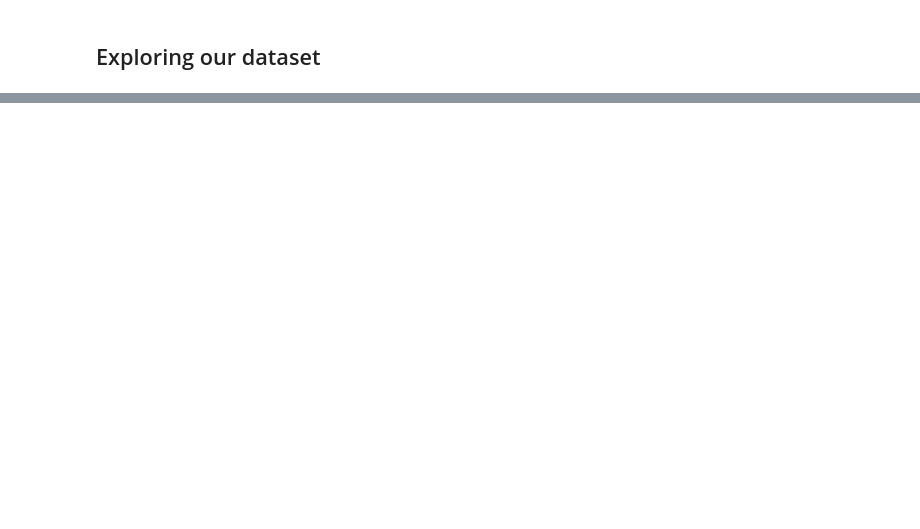
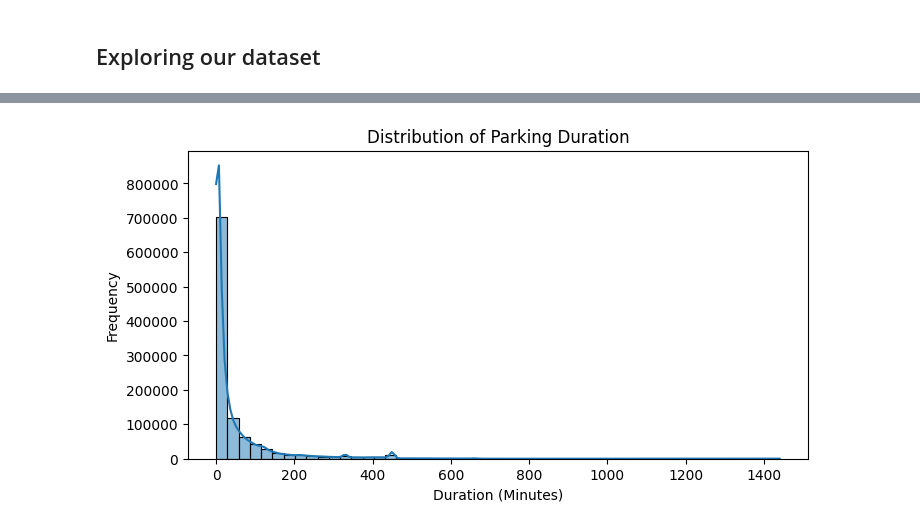
Before and after one commit to Eswa2020/urban-parking-prediction-models, a Jupyter notebook: notebooks/Melbourne/02_parking_system_baseline.ipynb, the cells around one changed output, grey strips where cells are left out. Saved outputs shown, nothing was run; the diff lists cells and outputs as text; code cells hidden in the pictures; blank space fills up the shorter version.

```diff
--- a/notebooks/Melbourne/02_parking_system_baseline.ipynb
+++ b/notebooks/Melbourne/02_parking_system_baseline.ipynb
@@ -2080,0 +218,4 @@ print("CNN RMSE: ", cnn_rmse)
+# %%
+# Convert boolean status fields into integer form for easier aggregation and modeling.
+df["VehiclePresent"] = df["VehiclePresent"].astype(int)
+df["InViolation"] = df["InViolation"].astype(int)
@@ -2080,0 +262,22 @@ print("CNN RMSE: ", cnn_rmse)
+# %%
+# Create core temporal features for exploratory analysis.
+df["date"] = df["ArrivalTime"].dt.date
+df["month"] = df["ArrivalTime"].dt.month
+df["day_of_week"] = df["ArrivalTime"].dt.day_name()
+df["arrival_hour"] = df["ArrivalTime"].dt.hour
+# %%
+# Create a weekday/weekend variable for clearer operational comparison.
+df["day_type"] = np.where(df["ArrivalTime"].dt.dayofweek >= 5, "Weekend", "Weekday")
+# %%
+# Create a season variable using Australian seasonal grouping.
+def get_season(month):
+    if month in [12, 1, 2]:
+        return "Summer"
+    elif month in [3, 4, 5]:
+        return "Autumn"
+    elif month in [6, 7, 8]:
+        return "Winter"
+    else:
+        return "Spring"
+
+df["season"] = df["month"].apply(get_season)
@@ -2080,0 +320,10 @@ print("CNN RMSE: ", cnn_rmse)
+# %%
+# Plot the distribution of parking duration.
+plt.figure(figsize=(8, 4))
+sns.histplot(df["DurationMinutes"], bins=50, kde=True)
+plt.title("Distribution of Parking Duration")
+plt.xlabel("Duration (Minutes)")
+plt.ylabel("Frequency")
+plt.show()
+# %% [output]
+[figure, added]
```
Also changed, not shown: parts of 343 cells of this notebook.
